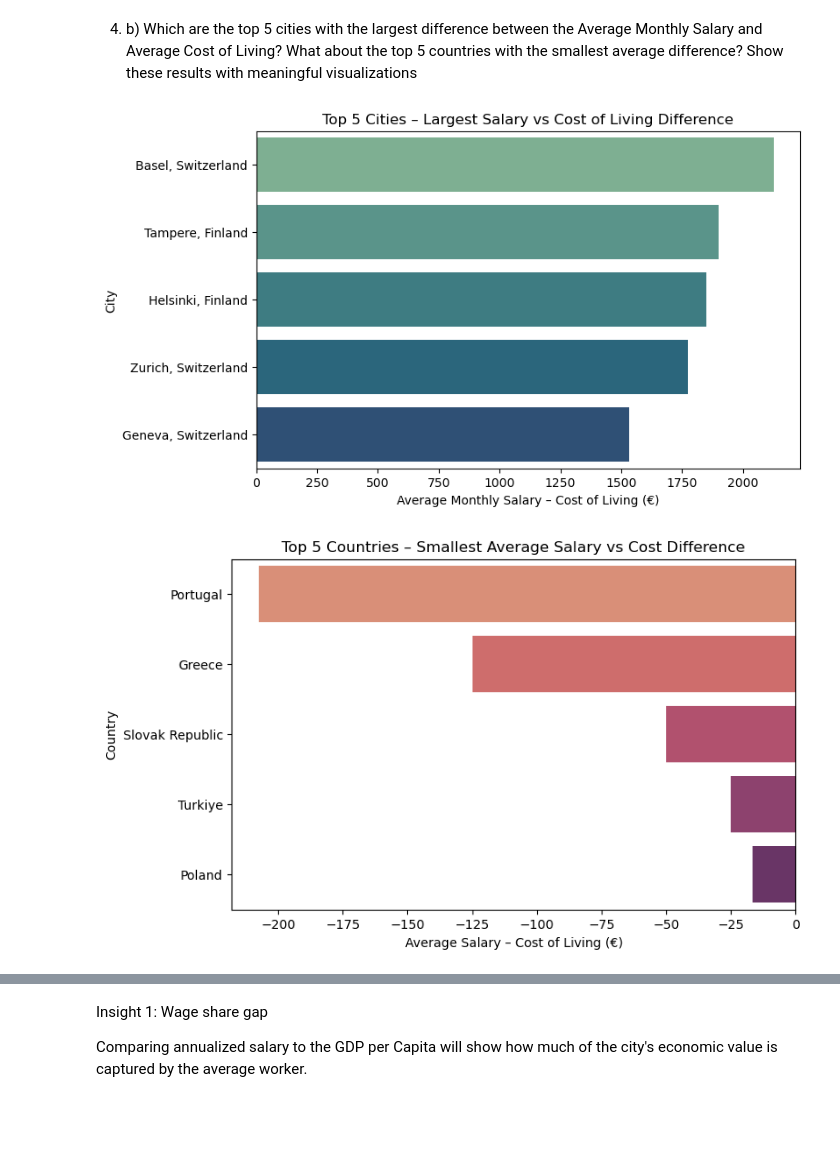
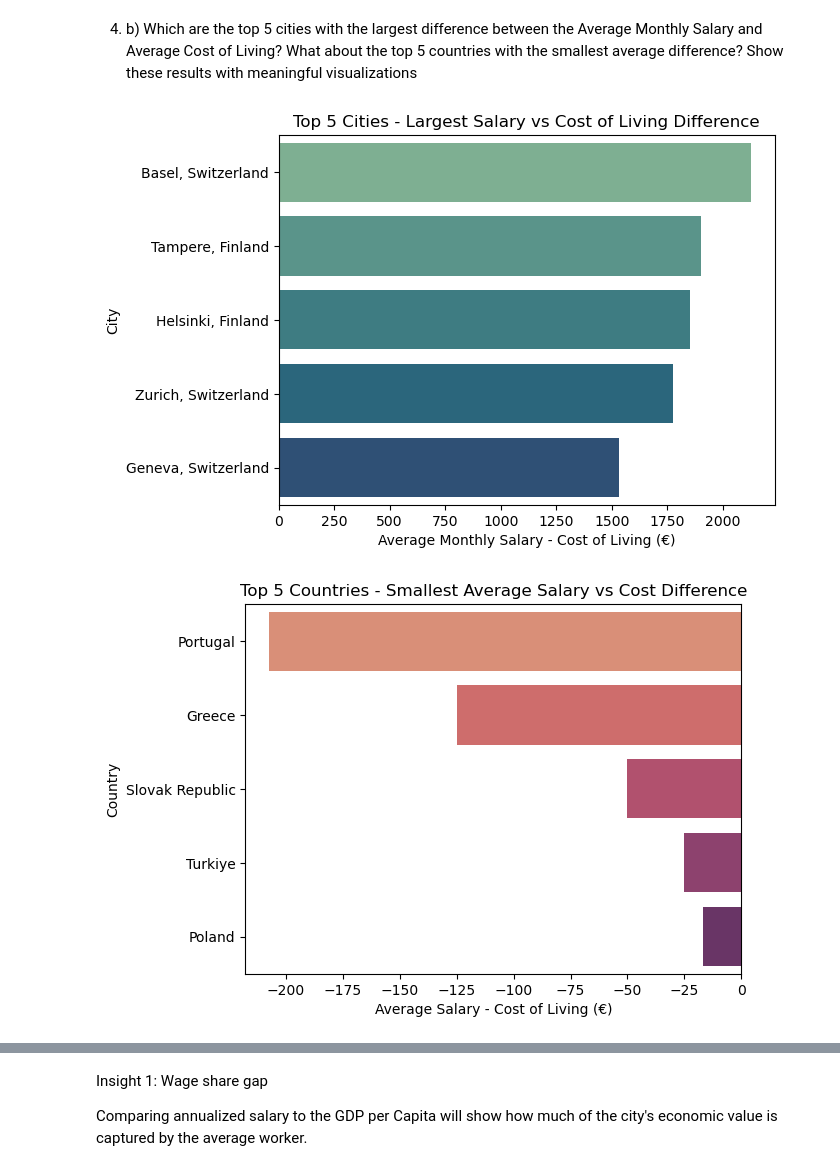
Before and after one commit to lucasvcasimiro-byte/Group10_PDS_Project_2526, a Jupyter notebook: GROUP10_PDS_202526_NB1.ipynb, the cells around one changed output, grey strips where cells are left out. Drawn from its saved outputs; the diff is of its cells as text; code cells hidden in the pictures; blank space fills up the shorter version.

```diff
--- a/GROUP10_PDS_202526_NB1.ipynb
+++ b/GROUP10_PDS_202526_NB1.ipynb
@@ -314,30 +318,28 @@ We can conclude that there's a moderate negative correlation between the 2 colum
             What about the top 5 countries with the smallest average difference?
             Show these results with meaningful visualizations
 # %%
-#Making a copy of the dataset to create new columns for visualization purposes without affecting the original dataset
+# Making a copy of the dataset to create new columns for visualization purposes without affecting the original dataset
 city_data_copy2 = city_data.copy()
 
-#Creating a new column that represents the difference between the average monthly salary and the average cost of living in each city
+# Creating a new column that represents the difference between the average monthly salary and the average cost of living in each city
 city_data_copy2['Salary-Living Diff'] = city_data['Average Monthly Salary'] - city_data['Average Cost of Living']
-#Using the newly created column to isolate data for the plots creation
+# Using the newly created column to isolate data for the plots creation
 top5_cities = city_data_copy2.nlargest(5, 'Salary-Living Diff')
 avg_country_diff = city_data_copy2.groupby('Country')['Salary-Living Diff'].mean().nsmallest(5)
 
-plt.figure(figsize=(8,5))
-#Creating a barplot that organizes the 5 cities with the largest average salary vs cost of living difference
+# Creating a barplot that organizes the 5 cities with the largest average salary vs cost of living difference
 sns.barplot(data=top5_cities, x='Salary-Living Diff', y='City', palette='crest')
 plt.title('Top 5 Cities - Largest Salary vs Cost of Living Difference')
 plt.xlabel('Average Monthly Salary - Cost of Living (€)')
 plt.ylabel('City')
 plt.show()
 
-plt.figure(figsize=(8,5))
-#Creating a barplot that organizes the 5 countries with the smallest average salary vs cost of living difference
+# Creating a barplot that organizes the 5 countries with the smallest average salary vs cost of living difference
 sns.barplot(x=avg_country_diff.values, y=avg_country_diff.index, palette='flare')
 plt.title('Top 5 Countries - Smallest Average Salary vs Cost Difference')
 plt.xlabel('Average Salary - Cost of Living (€)')
 plt.ylabel('Country')
 plt.show()
 # %% [output]
-[figure, old version]
+[figure, new version]
-[figure, old version]
+[figure, new version]
```
Also changed, not shown: parts of 30 cells of this notebook.
